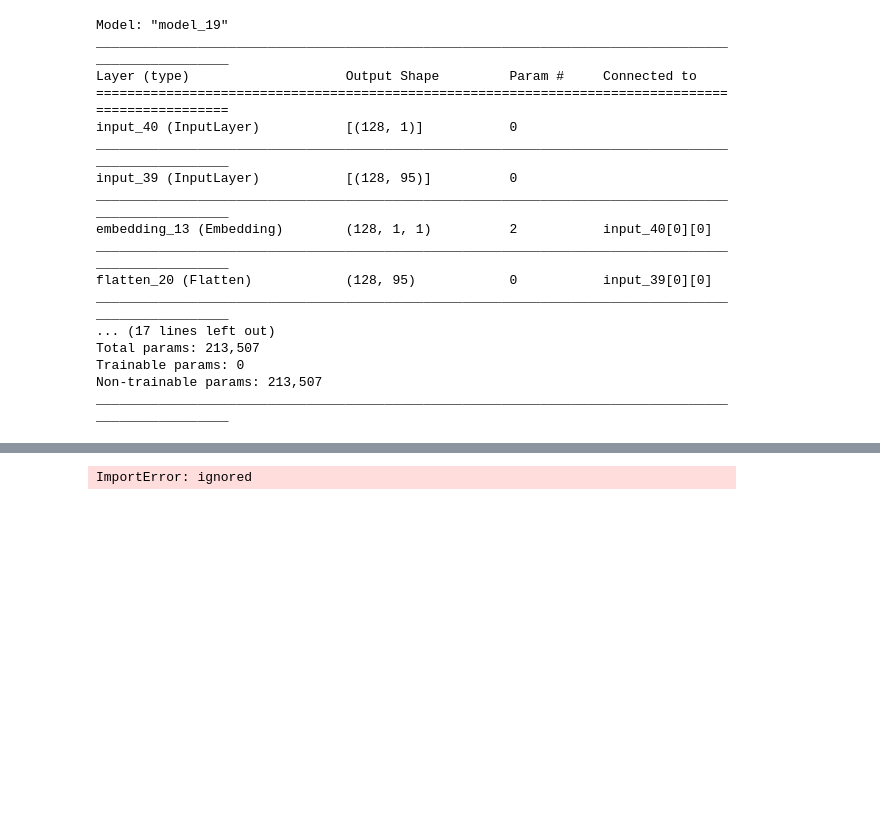
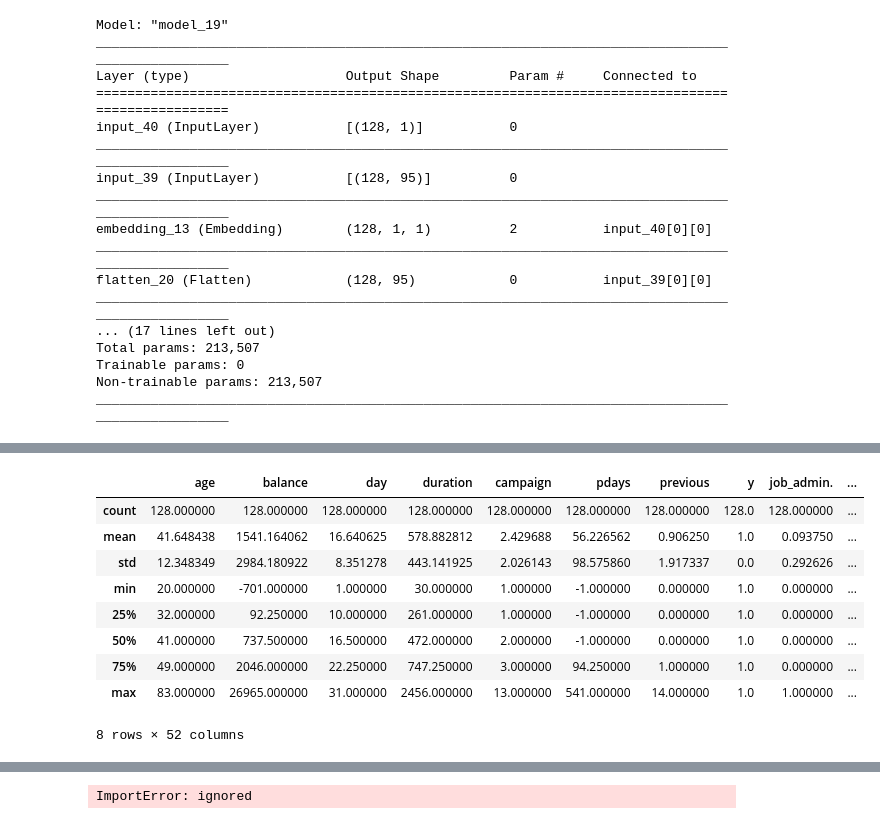
Before and after one commit to guyfreund/data_drift_detection, a Jupyter notebook: src/pipeline/data_generation/bank_marketing_generative_model_training.ipynb, the cells around one changed output, grey strips where cells are left out. Drawn from its saved outputs; the diff is of its cells as text; code cells hidden in the pictures; blank space fills up the shorter version.

```diff
--- a/src/pipeline/data_generation/bank_marketing_generative_model_training.ipynb
+++ b/src/pipeline/data_generation/bank_marketing_generative_model_training.ipynb
@@ -217,0 +227,14 @@ ________________________________________________________________________________
+# %%
+real_df_class_true = df[df[label_col]==1].sample(128)
+real_df_class_true.describe()
+# %% [output]
+|  | age | balance | day | duration | campaign | pdays | previous | y | job_admin. | ... |
+| count | 128.000000 | 128.000000 | 128.000000 | 128.000000 | 128.000000 | 128.000000 | 128.000000 | 128.0 | 128.000000 | ... |
+| mean | 41.648438 | 1541.164062 | 16.640625 | 578.882812 | 2.429688 | 56.226562 | 0.906250 | 1.0 | 0.093750 | ... |
+| std | 12.348349 | 2984.180922 | 8.351278 | 443.141925 | 2.026143 | 98.575860 | 1.917337 | 0.0 | 0.292626 | ... |
+| min | 20.000000 | -701.000000 | 1.000000 | 30.000000 | 1.000000 | -1.000000 | 0.000000 | 1.0 | 0.000000 | ... |
+| 25% | 32.000000 | 92.250000 | 10.000000 | 261.000000 | 1.000000 | -1.000000 | 0.000000 | 1.0 | 0.000000 | ... |
+| 50% | 41.000000 | 737.500000 | 16.500000 | 472.000000 | 2.000000 | -1.000000 | 0.000000 | 1.0 | 0.000000 | ... |
+| 75% | 49.000000 | 2046.000000 | 22.250000 | 747.250000 | 3.000000 | 94.250000 | 1.000000 | 1.0 | 0.000000 | ... |
+| max | 83.000000 | 26965.000000 | 31.000000 | 2456.000000 | 13.000000 | 541.000000 | 14.000000 | 1.0 | 1.000000 | ... |
+8 rows × 52 columns
```
Also changed, not shown: parts of 14 cells of this notebook, 2 other files.
